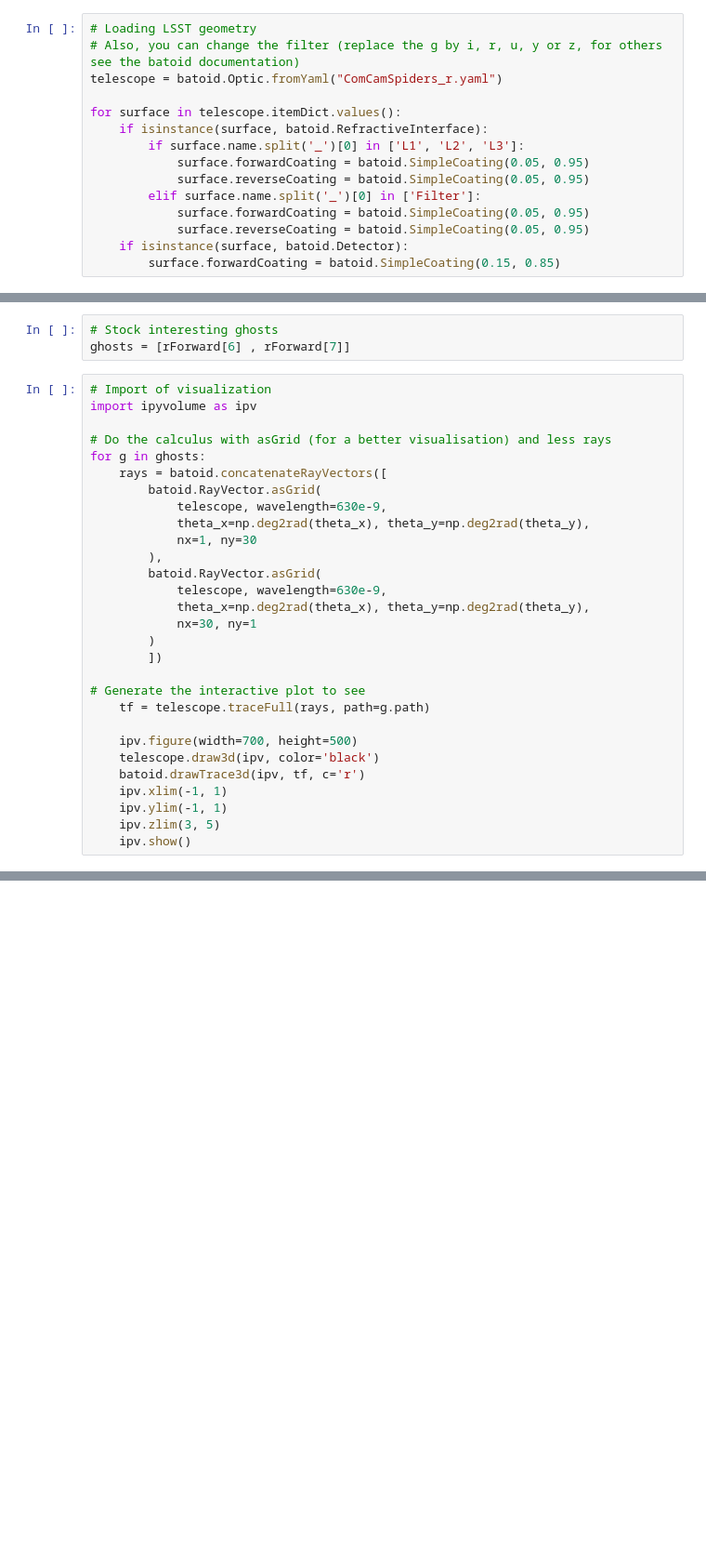
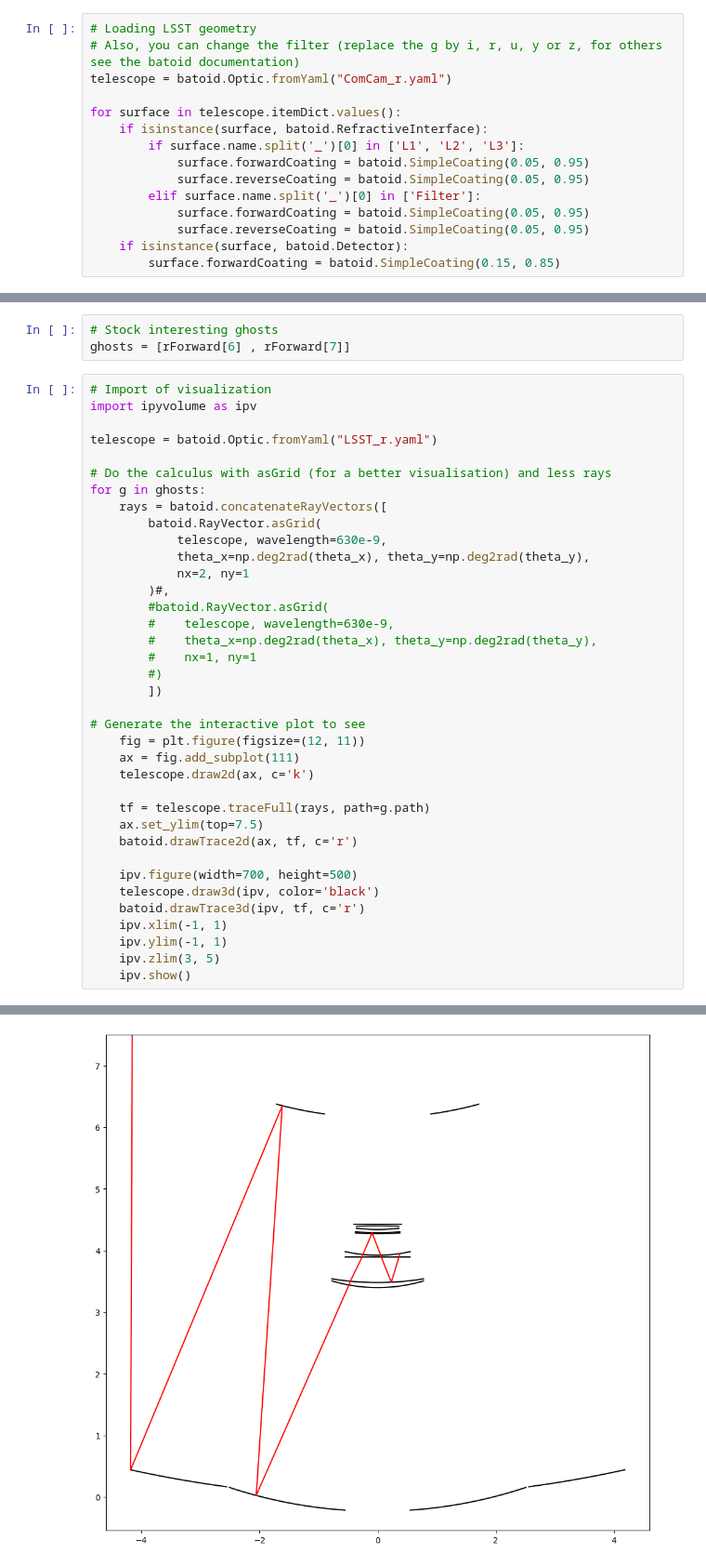
Before and after one commit to lsst-camera-dh/ghosts_buster, a Jupyter notebook: notebooks/LSST_ghosts_analysis.ipynb, the cells around one changed output, grey strips where cells are left out. Shown at 93% size. Saved outputs shown, nothing was run; the diff lists cells and outputs as text; blank space fills up the shorter version.

```diff
--- a/notebooks/LSST_ghosts_analysis.ipynb
+++ b/notebooks/LSST_ghosts_analysis.ipynb
@@ -13,7 +13,7 @@ from collections import Counter
 # %%
 # Loading LSST geometry
 # Also, you can change the filter (replace the g by i, r, u, y or z, for others see the batoid documentation)
-telescope = batoid.Optic.fromYaml("ComCamSpiders_r.yaml")
+telescope = batoid.Optic.fromYaml("ComCam_r.yaml")
 
 for surface in telescope.itemDict.values():
     if isinstance(surface, batoid.RefractiveInterface):
@@ -246,32 +246,41 @@ ghosts = [rForward[6] , rForward[7]]
 # %%
 # Import of visualization
 import ipyvolume as ipv
+
+telescope = batoid.Optic.fromYaml("LSST_r.yaml")
 
 # Do the calculus with asGrid (for a better visualisation) and less rays
 for g in ghosts:
     rays = batoid.concatenateRayVectors([
         batoid.RayVector.asGrid(
             telescope, wavelength=630e-9,
             theta_x=np.deg2rad(theta_x), theta_y=np.deg2rad(theta_y),
-            nx=1, ny=30
-        ),
-        batoid.RayVector.asGrid(
-            telescope, wavelength=630e-9,
-            theta_x=np.deg2rad(theta_x), theta_y=np.deg2rad(theta_y),
-            nx=30, ny=1
-        )
+            nx=2, ny=1
+        )#,
+        #batoid.RayVector.asGrid(
+        #    telescope, wavelength=630e-9,
+        #    theta_x=np.deg2rad(theta_x), theta_y=np.deg2rad(theta_y),
+        #    nx=1, ny=1
+        #)
         ])
 
 # Generate the interactive plot to see
+    fig = plt.figure(figsize=(12, 11))
+    ax = fig.add_subplot(111)
+    telescope.draw2d(ax, c='k')
+
     tf = telescope.traceFull(rays, path=g.path)
+    ax.set_ylim(top=7.5)
+    batoid.drawTrace2d(ax, tf, c='r')
 
     ipv.figure(width=700, height=500)
     telescope.draw3d(ipv, color='black')
     batoid.drawTrace3d(ipv, tf, c='r')
     ipv.xlim(-1, 1)
     ipv.ylim(-1, 1)
     ipv.zlim(3, 5)
     ipv.show()
 # %% [output]
 Container(figure=Figure(box_center=[0.5, 0.5, 0.5], box_size=[1.0, 1.0, 1.0], camera=PerspectiveCamera(fov=45.…
 Container(figure=Figure(box_center=[0.5, 0.5, 0.5], box_size=[1.0, 1.0, 1.0], camera=PerspectiveCamera(fov=45.…
+[figure, added]
```
Also changed, not shown: parts of 3 cells of this notebook, 7 other files.
